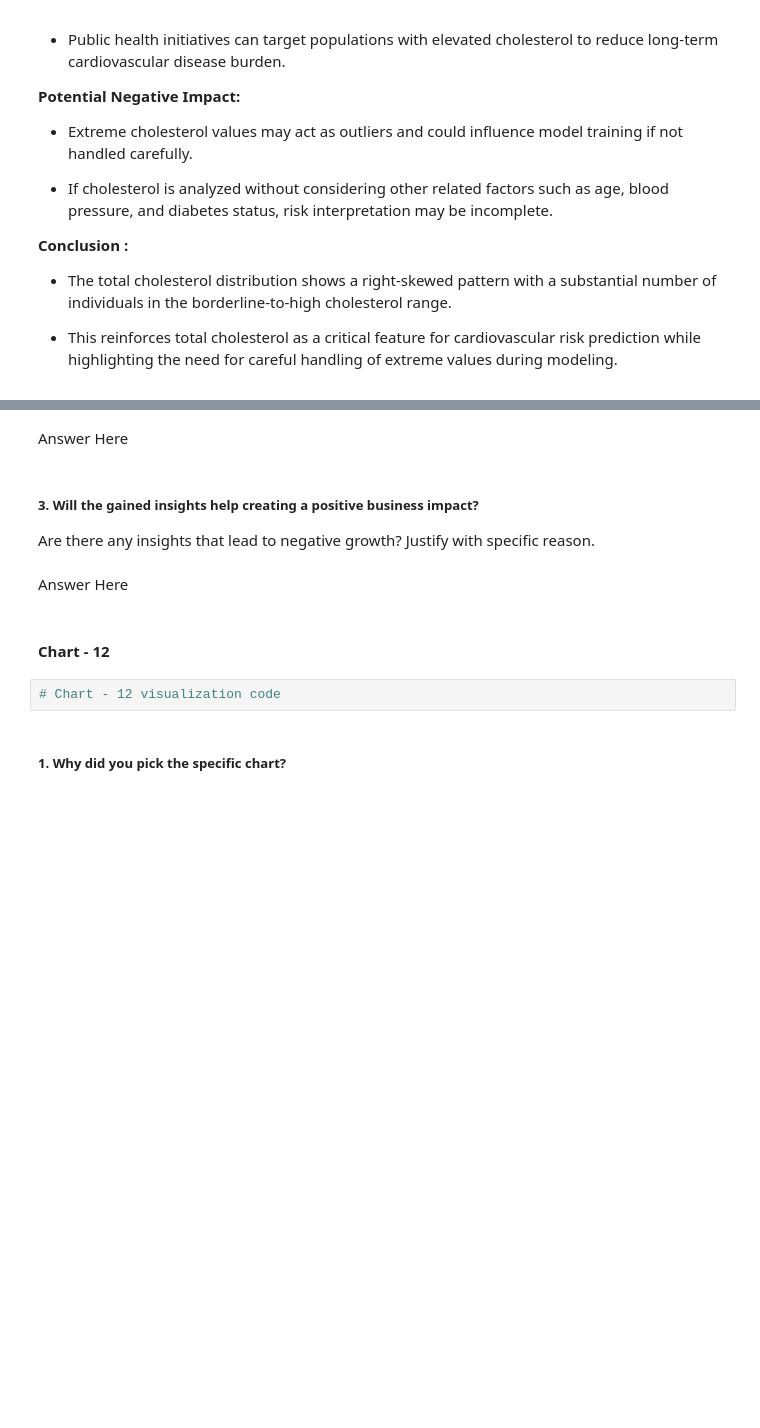
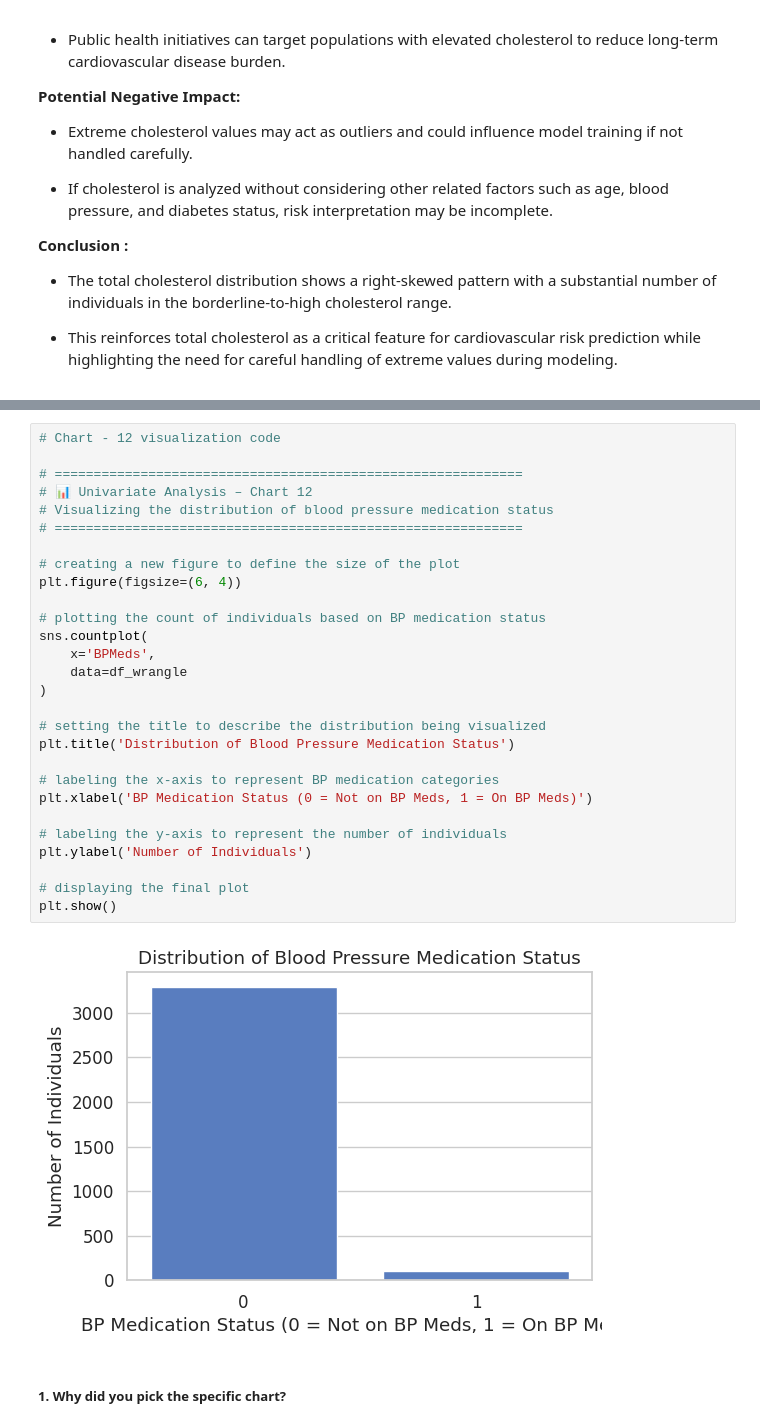
Before and after one commit to MonaliM5/cardio_risk_prediction, a Jupyter notebook: notebooks/Cardiovascular_Risk_Prediction.ipynb, the cells around one changed output, grey strips where cells are left out. Drawn from its saved outputs; the diff is of its cells as text; blank space fills up the shorter version.

```diff
--- a/notebooks/Cardiovascular_Risk_Prediction.ipynb
+++ b/notebooks/Cardiovascular_Risk_Prediction.ipynb
@@ -1340,14 +1421,33 @@ Answer Here.
-# %% [markdown]
-Answer Here
-# %% [markdown]
-##### 3. Will the gained insights help creating a positive business impact?
-Are there any insights that lead to negative growth? Justify with specific reason.
-# %% [markdown]
-Answer Here
-# %% [markdown]
-#### Chart - 12
-# %%
-# Chart - 12 visualization code
+# %%
+# Chart - 12 visualization code
+
+# ============================================================
+# 📊 Univariate Analysis – Chart 12
+# Visualizing the distribution of blood pressure medication status
+# ============================================================
+
+# creating a new figure to define the size of the plot
+plt.figure(figsize=(6, 4))
+
+# plotting the count of individuals based on BP medication status
+sns.countplot(
+    x='BPMeds',
+    data=df_wrangle
+)
+
+# setting the title to describe the distribution being visualized
+plt.title('Distribution of Blood Pressure Medication Status')
+
+# labeling the x-axis to represent BP medication categories
+plt.xlabel('BP Medication Status (0 = Not on BP Meds, 1 = On BP Meds)')
+
+# labeling the y-axis to represent the number of individuals
+plt.ylabel('Number of Individuals')
+
+# displaying the final plot
+plt.show()
+# %% [output]
+[figure, added]
 # %% [markdown]
 ##### 1. Why did you pick the specific chart?
 # %% [markdown]
```
Also changed, not shown: parts of 14 cells of this notebook.
